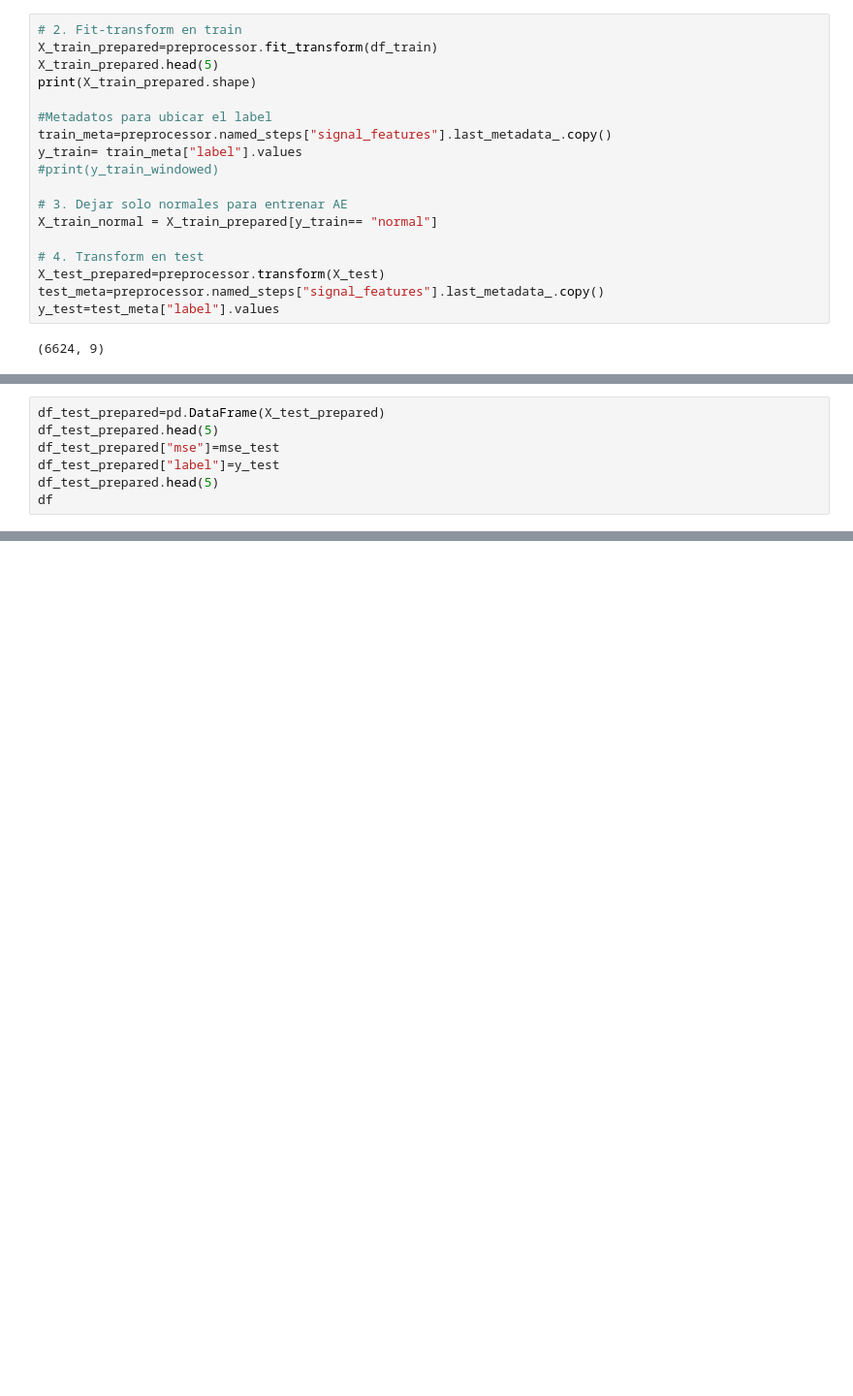
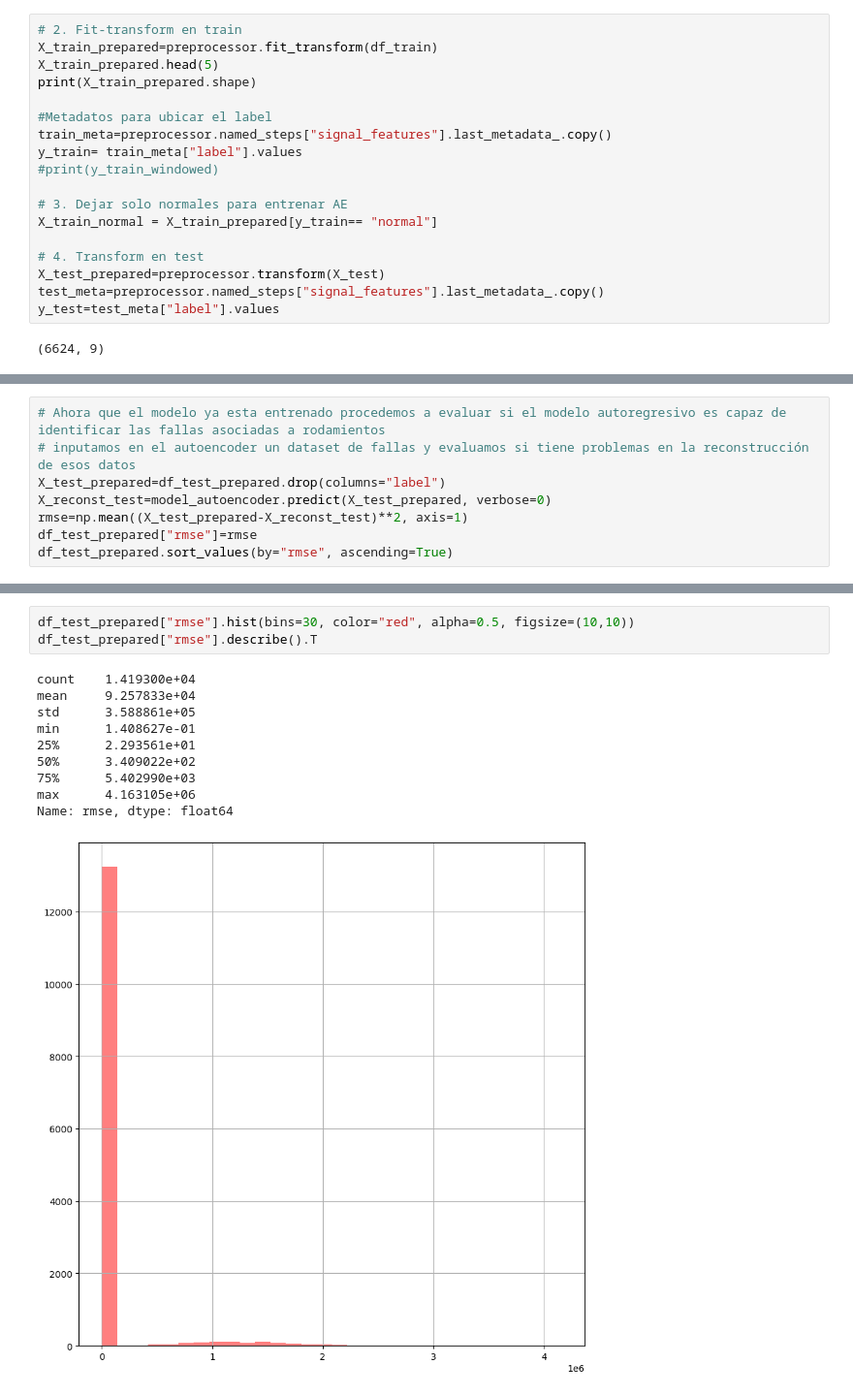
Before and after one commit to choppeb7/Autoencoders-mantenimiento-predictivo, a Jupyter notebook: Detección de Anomalías en Vibración.ipynb, the cells around one changed output, grey strips where cells are left out. Shown at 97% size. Drawn from its saved outputs; the diff is of its cells as text; blank space fills up the shorter version.

```diff
--- a/Detección de Anomalías en Vibración.ipynb
+++ b/Detección de Anomalías en Vibración.ipynb
@@ -489,7 +473,0 @@ mse_test.shape
-# %%
-df_test_prepared=pd.DataFrame(X_test_prepared)
-df_test_prepared.head(5)
-df_test_prepared["mse"]=mse_test
-df_test_prepared["label"]=y_test
-df_test_prepared.head(5)
-df
@@ -510,0 +537,8 @@ plt.show()
+# %%
+# Ahora que el modelo ya esta entrenado procedemos a evaluar si el modelo autoregresivo es capaz de identificar las fallas asociadas a rodamientos
+# inputamos en el autoencoder un dataset de fallas y evaluamos si tiene problemas en la reconstrucción de esos datos
+X_test_prepared=df_test_prepared.drop(columns="label")
+X_reconst_test=model_autoencoder.predict(X_test_prepared, verbose=0)
+rmse=np.mean((X_test_prepared-X_reconst_test)**2, axis=1)
+df_test_prepared["rmse"]=rmse
+df_test_prepared.sort_values(by="rmse", ascending=True)
@@ -510,0 +559,14 @@ plt.show()
+# %%
+df_test_prepared["rmse"].hist(bins=30, color="red", alpha=0.5, figsize=(10,10))
+df_test_prepared["rmse"].describe().T
+# %% [output]
+count    1.419300e+04
+mean     9.257833e+04
+std      3.588861e+05
+min      1.408627e-01
+25%      2.293561e+01
+50%      3.409022e+02
+75%      5.402990e+03
+max      4.163105e+06
+Name: rmse, dtype: float64
+[figure, added]
```
Also changed, not shown: parts of 30 cells of this notebook, 1 other file.
